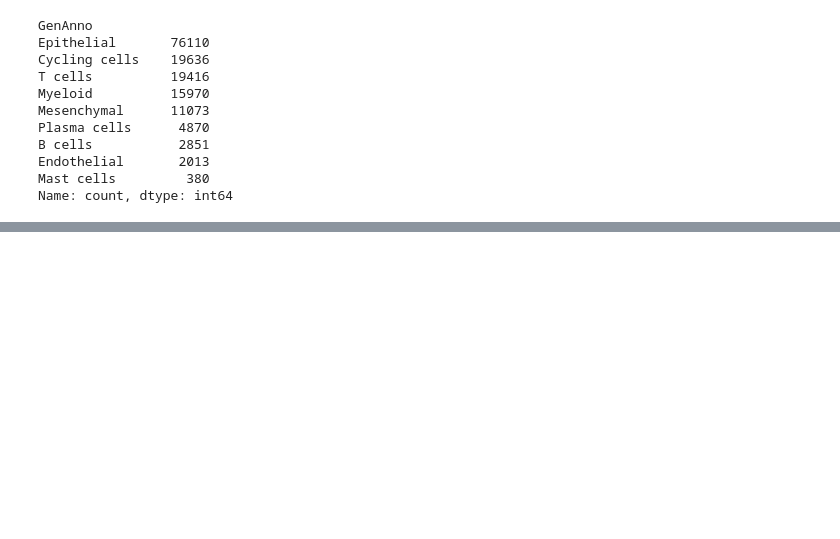
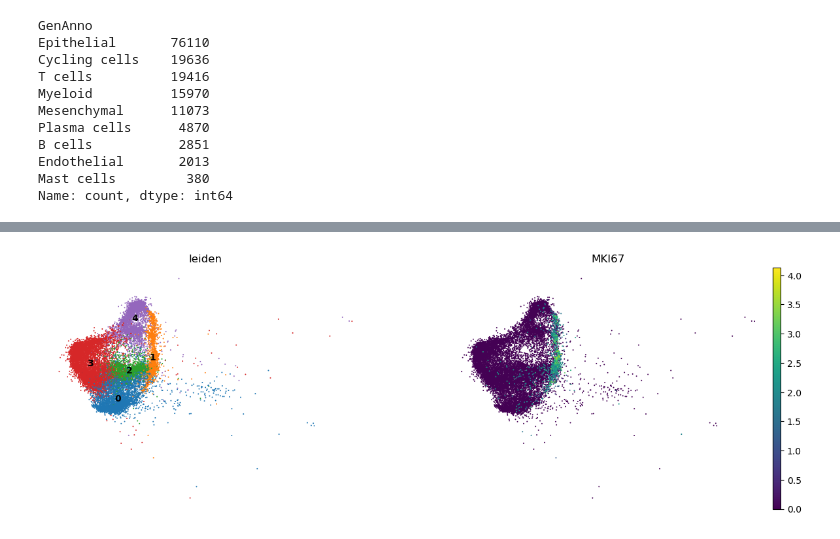
Before and after one commit to ignagarlav/Breast-Cancer-Heterogeneity, a Jupyter notebook: 02Integration/GenAnno.ipynb, the cells around one changed output, grey strips where cells are left out. Saved outputs shown, nothing was run; the diff lists cells and outputs as text; code cells hidden in the pictures; blank space fills up the shorter version.

```diff
--- a/02Integration/GenAnno.ipynb
+++ b/02Integration/GenAnno.ipynb
@@ -105,3 +90,5 @@ B cells           2851
 Endothelial       2013
 Mast cells         380
 Name: count, dtype: int64
+# %%
+adata_t = adata[adata.obs.leiden == "11",:].copy()
@@ -107,0 +108,10 @@ Name: count, dtype: int64
+# %%
+sc.pl.embedding(
+    adata_t,
+    basis="X_scvi_MDE",
+    color= ["leiden", 'MKI67'],
+    legend_loc="on data",
+    frameon=False,
+    ncols=2,use_raw = False, cmap = "viridis", size = 8)
+# %% [output]
+[figure, added]
```
Also changed, not shown: parts of 34 cells of this notebook.
